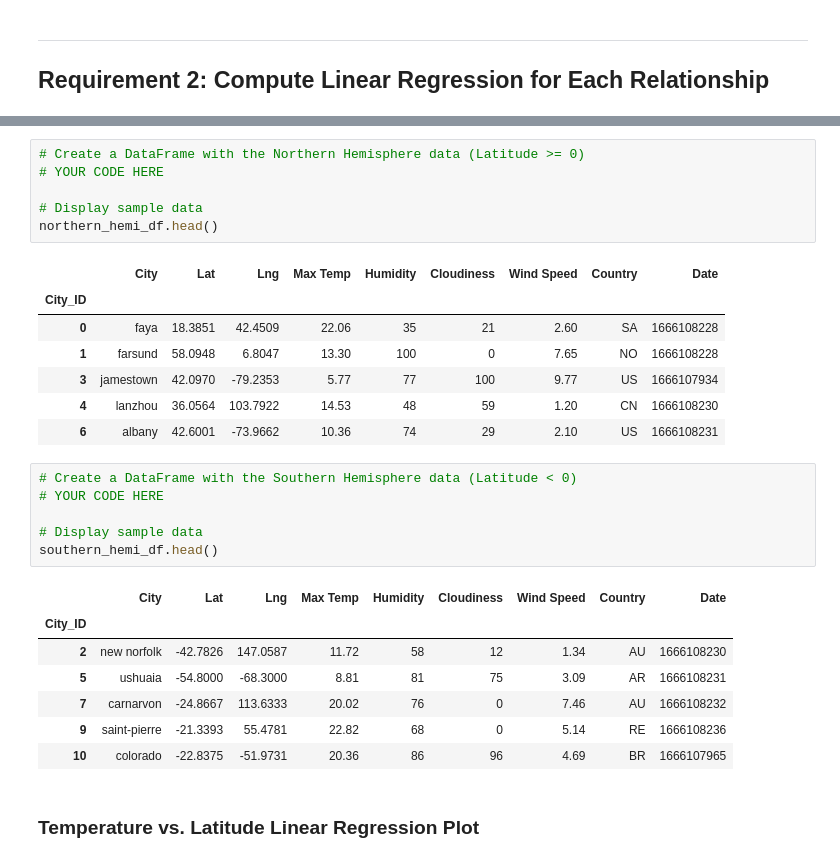
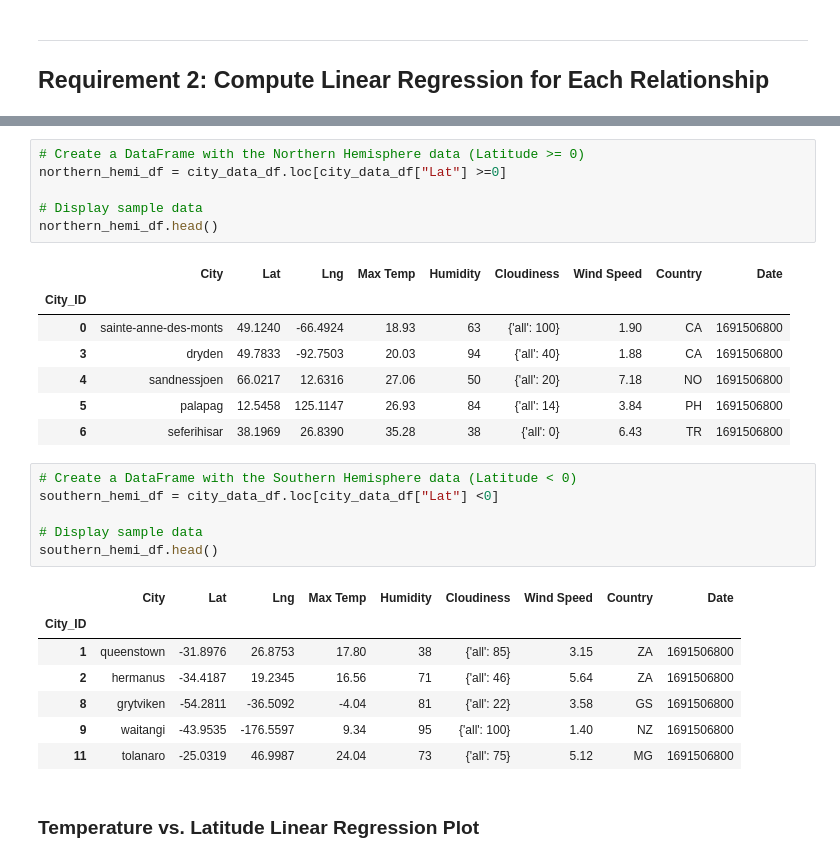
Before and after one commit to 4a6166/python-api-challenge, a Jupyter notebook: WeatherPy/WeatherPy.ipynb, the cells around one changed output, grey strips where cells are left out. Drawn from its saved outputs; the diff is of its cells as text.

```diff
--- a/WeatherPy/WeatherPy.ipynb
+++ b/WeatherPy/WeatherPy.ipynb
@@ -307,30 +359,30 @@ plt.show()
 # %%
 # Create a DataFrame with the Northern Hemisphere data (Latitude >= 0)
-# YOUR CODE HERE
+northern_hemi_df = city_data_df.loc[city_data_df["Lat"] >=0]
 
 # Display sample data
 northern_hemi_df.head()
 # %% [output]
 |  | City | Lat | Lng | Max Temp | Humidity | Cloudiness | Wind Speed | Country | Date |
 | City_ID |  |  |  |  |  |  |  |  |  |
-| 0 | faya | 18.3851 | 42.4509 | 22.06 | 35 | 21 | 2.60 | SA | 1666108228 |
-| 1 | farsund | 58.0948 | 6.8047 | 13.30 | 100 | 0 | 7.65 | NO | 1666108228 |
-| 3 | jamestown | 42.0970 | -79.2353 | 5.77 | 77 | 100 | 9.77 | US | 1666107934 |
-| 4 | lanzhou | 36.0564 | 103.7922 | 14.53 | 48 | 59 | 1.20 | CN | 1666108230 |
-| 6 | albany | 42.6001 | -73.9662 | 10.36 | 74 | 29 | 2.10 | US | 1666108231 |
+| 0 | sainte-anne-des-monts | 49.1240 | -66.4924 | 18.93 | 63 | {'all': 100} | 1.90 | CA | 1691506800 |
+| 3 | dryden | 49.7833 | -92.7503 | 20.03 | 94 | {'all': 40} | 1.88 | CA | 1691506800 |
+| 4 | sandnessjoen | 66.0217 | 12.6316 | 27.06 | 50 | {'all': 20} | 7.18 | NO | 1691506800 |
+| 5 | palapag | 12.5458 | 125.1147 | 26.93 | 84 | {'all': 14} | 3.84 | PH | 1691506800 |
+| 6 | seferihisar | 38.1969 | 26.8390 | 35.28 | 38 | {'all': 0} | 6.43 | TR | 1691506800 |
 # %%
 # Create a DataFrame with the Southern Hemisphere data (Latitude < 0)
-# YOUR CODE HERE
+southern_hemi_df = city_data_df.loc[city_data_df["Lat"] <0]
 
 # Display sample data
 southern_hemi_df.head()
 # %% [output]
 |  | City | Lat | Lng | Max Temp | Humidity | Cloudiness | Wind Speed | Country | Date |
 | City_ID |  |  |  |  |  |  |  |  |  |
-| 2 | new norfolk | -42.7826 | 147.0587 | 11.72 | 58 | 12 | 1.34 | AU | 1666108230 |
-| 5 | ushuaia | -54.8000 | -68.3000 | 8.81 | 81 | 75 | 3.09 | AR | 1666108231 |
-| 7 | carnarvon | -24.8667 | 113.6333 | 20.02 | 76 | 0 | 7.46 | AU | 1666108232 |
-| 9 | saint-pierre | -21.3393 | 55.4781 | 22.82 | 68 | 0 | 5.14 | RE | 1666108236 |
-| 10 | colorado | -22.8375 | -51.9731 | 20.36 | 86 | 96 | 4.69 | BR | 1666107965 |
+| 1 | queenstown | -31.8976 | 26.8753 | 17.80 | 38 | {'all': 85} | 3.15 | ZA | 1691506800 |
+| 2 | hermanus | -34.4187 | 19.2345 | 16.56 | 71 | {'all': 46} | 5.64 | ZA | 1691506800 |
+| 8 | grytviken | -54.2811 | -36.5092 | -4.04 | 81 | {'all': 22} | 3.58 | GS | 1691506800 |
+| 9 | waitangi | -43.9535 | -176.5597 | 9.34 | 95 | {'all': 100} | 1.40 | NZ | 1691506800 |
+| 11 | tolanaro | -25.0319 | 46.9987 | 24.04 | 73 | {'all': 75} | 5.12 | MG | 1691506800 |
 # %% [markdown]
 ###  Temperature vs. Latitude Linear Regression Plot
```
Also changed, not shown: parts of 32 cells of this notebook, 3 other files.
